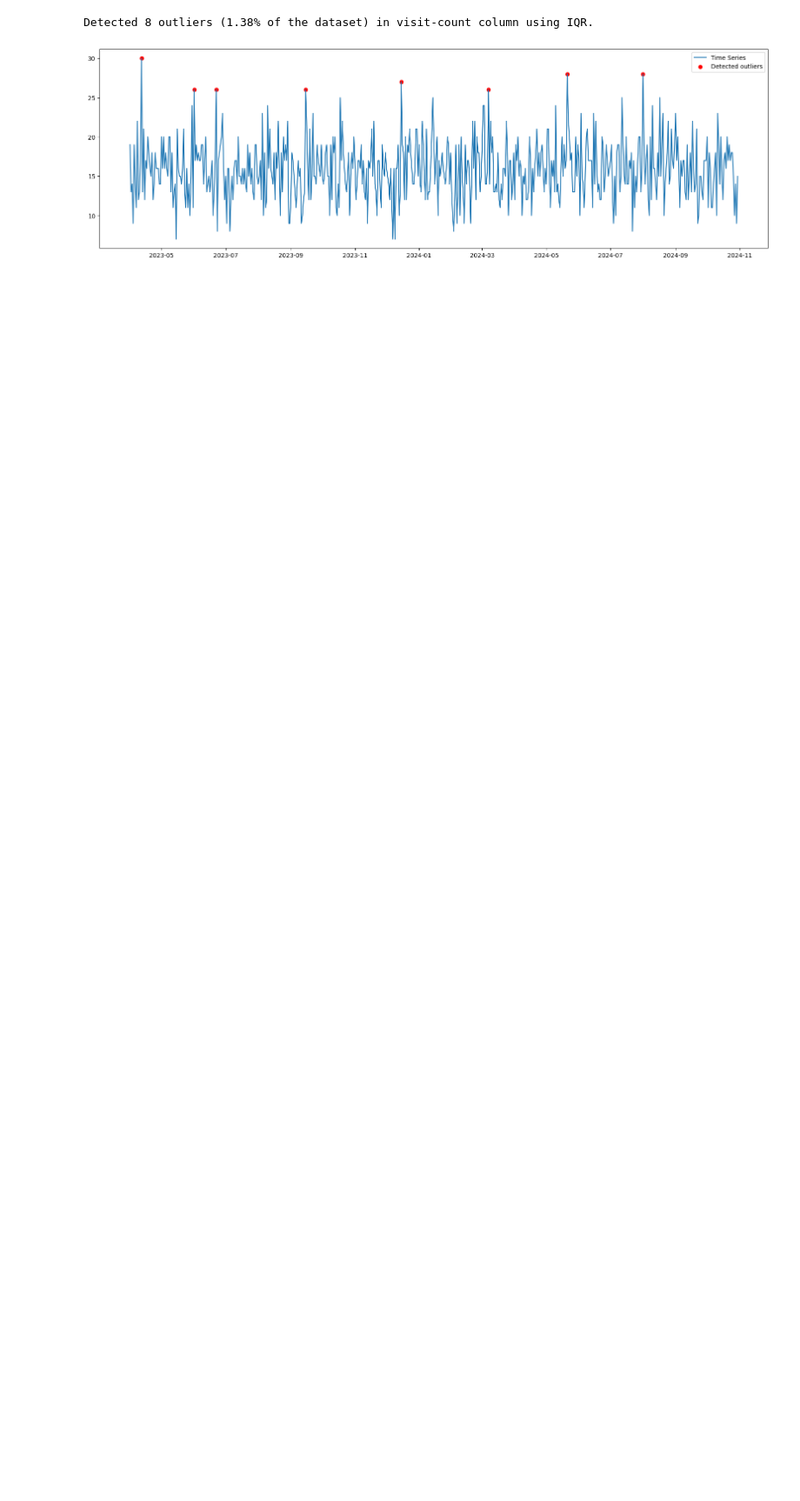
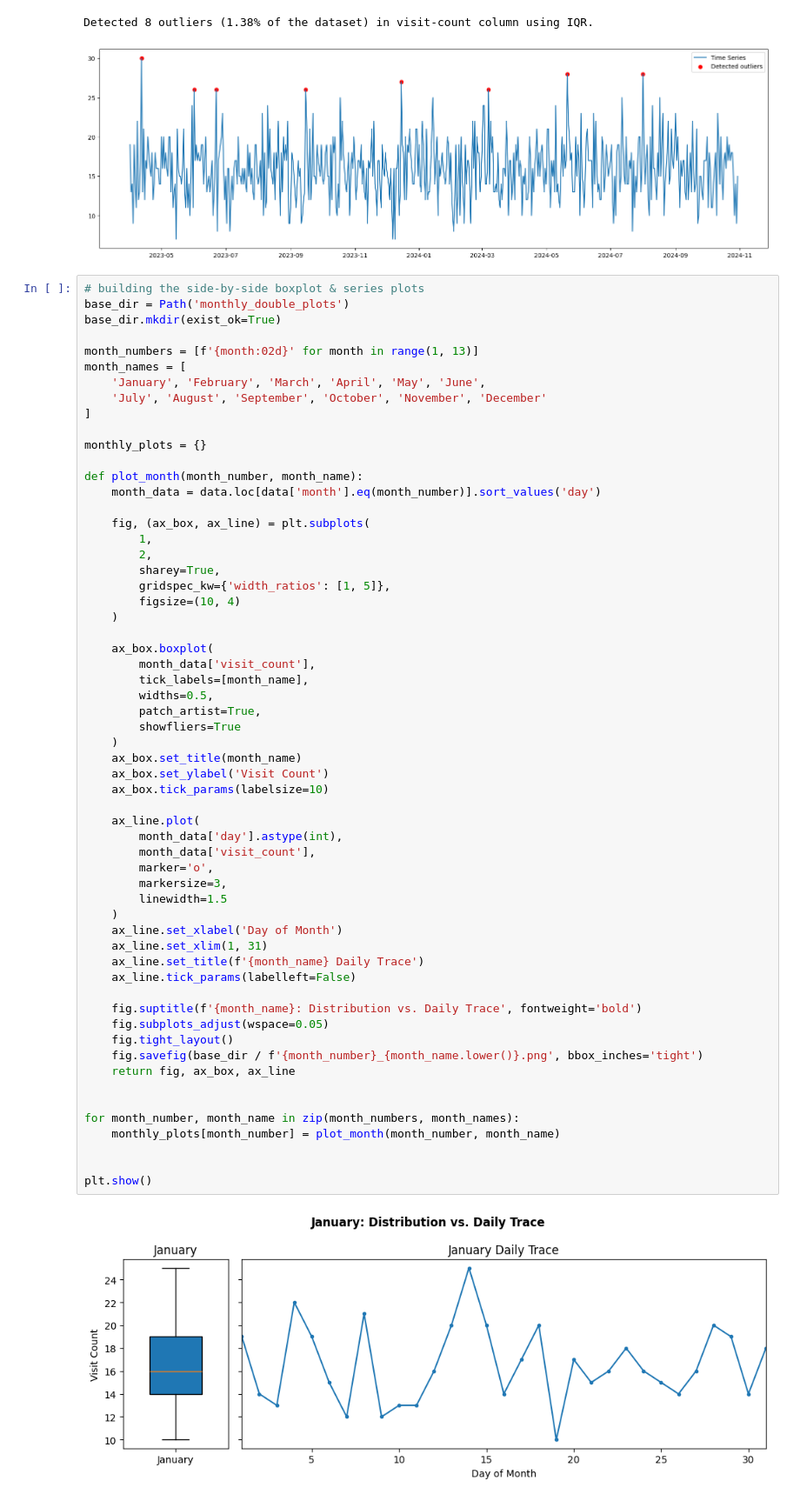
Before and after one commit to Mikayla-ds2/surge-sense, a Jupyter notebook: time_series_eda.ipynb, the cells around one changed output. Shown at 87% size. Drawn from its saved outputs; the diff is of its cells as text; blank space fills up the shorter version.

Commit message:
move over to colab to get images

```diff
--- a/time_series_eda.ipynb
+++ b/time_series_eda.ipynb
@@ -419,3 +414,64 @@ plt.show()
 # %% [output]
 Detected 8 outliers (1.38% of the dataset) in visit-count column using IQR.
 [figure]
+# %%
+# building the side-by-side boxplot & series plots
+base_dir = Path('monthly_double_plots')
+base_dir.mkdir(exist_ok=True)
+
+month_numbers = [f'{month:02d}' for month in range(1, 13)]
+month_names = [
+    'January', 'February', 'March', 'April', 'May', 'June',
+    'July', 'August', 'September', 'October', 'November', 'December'
+]
+
+monthly_plots = {}
+
+def plot_month(month_number, month_name):
+    month_data = data.loc[data['month'].eq(month_number)].sort_values('day')
+
+    fig, (ax_box, ax_line) = plt.subplots(
+        1,
+        2,
+        sharey=True,
+        gridspec_kw={'width_ratios': [1, 5]},
+        figsize=(10, 4)
+    )
+
+    ax_box.boxplot(
+        month_data['visit_count'],
+        tick_labels=[month_name],
+        widths=0.5,
+        patch_artist=True,
+        showfliers=True
+    )
+    ax_box.set_title(month_name)
+    ax_box.set_ylabel('Visit Count')
+    ax_box.tick_params(labelsize=10)
+
+    ax_line.plot(
+        month_data['day'].astype(int),
+        month_data['visit_count'],
+        marker='o',
+        markersize=3,
+        linewidth=1.5
+    )
+    ax_line.set_xlabel('Day of Month')
+    ax_line.set_xlim(1, 31)
+    ax_line.set_title(f'{month_name} Daily Trace')
+    ax_line.tick_params(labelleft=False)
+
+    fig.suptitle(f'{month_name}: Distribution vs. Daily Trace', fontweight='bold')
+    fig.subplots_adjust(wspace=0.05)
+    fig.tight_layout()
+    fig.savefig(base_dir / f'{month_number}_{month_name.lower()}.png', bbox_inches='tight')
+    return fig, ax_box, ax_line
+
+
+for month_number, month_name in zip(month_numbers, month_names):
+    monthly_plots[month_number] = plot_month(month_number, month_name)
+
+
+plt.show()
+# %% [output]
+[figure, added]
```
Also changed, not shown: parts of 4 cells of this notebook.
